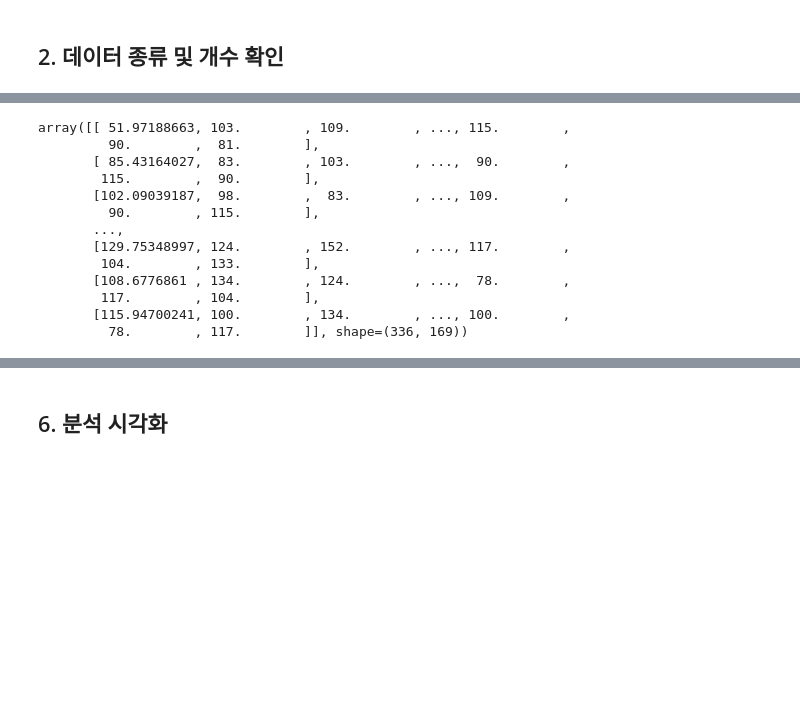
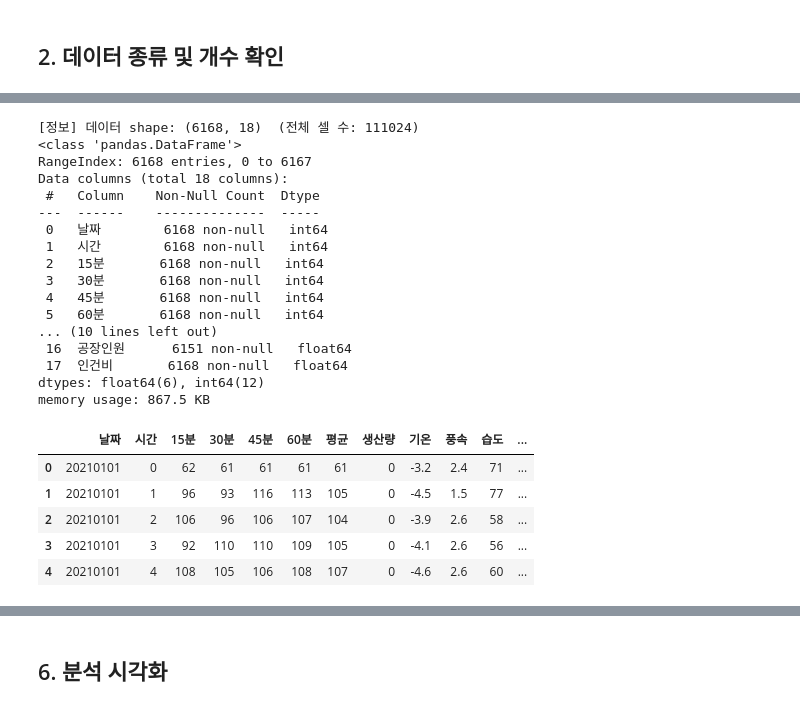
Before and after one commit to SeoHyun1024/kamp-resource-optimization-benchmark, a Jupyter notebook: notebooks/01_preprocessing.ipynb, the cells around one changed output, grey strips where cells are left out. Drawn from its saved outputs; the diff is of its cells as text; code cells hidden in the pictures; blank space fills up the shorter version.

```diff
--- a/notebooks/01_preprocessing.ipynb
+++ b/notebooks/01_preprocessing.ipynb
@@ -189,3 +31,0 @@ df.head()
-# %%
-df = df.drop(columns = ["날짜", "시간"])
-df
@@ -207,10 +31,0 @@ df
-# %%
-# 전력값을 실수형으로 변환 (각 컬럼은 자기 자신의 값으로 변환한다)
-peak_cols = [
-    "Peak Consumption in 15 minute",
-    "Peak Consumption in 30 minute",
-    "Peak Consumption in 45 minute",
-    "Peak Consumption in 60 minute",
-]
-df = df.astype({col: float for col in peak_cols})
-df.head()
@@ -268,4 +31,0 @@ plt.show()
-# %%
-df["Vacation"] = np.zeros(len(df))
-df["Weekend"] = np.zeros(len(df))
-df.head()
@@ -310,7 +31,0 @@ holidays = ["2021-01-01", "2021-02-11", "2021-02-12","2021-03-01", "2021-05-05",
-# %%
-# 반복문 활용해서 값 부여하기
-for gun,j in df.iterrows():
-    if str(gun)[:10] in holidays:
-        df.loc[gun, "Vacation"] =1
-
-df.head(5)
@@ -583,17 +31,0 @@ array([[0.17538238, 0.44680851, 0.4787234 , ..., 0.5106383 , 0.37765957,
-# %%
-data_predicted_168=scaler_168.inverse_transform(data_predicted_168)
-data_predicted_168
-# %% [output]
-array([[ 51.97188663, 103.        , 109.        , ..., 115.        ,
-         90.        ,  81.        ],
-       [ 85.43164027,  83.        , 103.        , ...,  90.        ,
-        115.        ,  90.        ],
-       [102.09039187,  98.        ,  83.        , ..., 109.        ,
-         90.        , 115.        ],
-       ...,
-       [129.75348997, 124.        , 152.        , ..., 117.        ,
-        104.        , 133.        ],
-       [108.6776861 , 134.        , 124.        , ...,  78.        ,
-        117.        , 104.        ],
-       [115.94700241, 100.        , 134.        , ..., 100.        ,
-         78.        , 117.        ]], shape=(336, 169))
@@ -605,0 +32,30 @@ best_pred_168.to_csv("../results/the_best_rnn_pred_168.csv",index =True)
+# %%
+n_rows, n_cols = df.shape
+total_cells = n_rows * n_cols
+print(f"[정보] 데이터 shape: {df.shape}  (전체 셀 수: {total_cells})")
+df.info()
+df.head()
+# %% [output]
+[정보] 데이터 shape: (6168, 18)  (전체 셀 수: 111024)
+<class 'pandas.DataFrame'>
+RangeIndex: 6168 entries, 0 to 6167
+Data columns (total 18 columns):
+ #   Column    Non-Null Count  Dtype
+---  ------    --------------  -----
+ 0   날짜        6168 non-null   int64
+ 1   시간        6168 non-null   int64
+ 2   15분       6168 non-null   int64
+ 3   30분       6168 non-null   int64
+ 4   45분       6168 non-null   int64
+ 5   60분       6168 non-null   int64
+... (10 lines left out)
+ 16  공장인원      6151 non-null   float64
+ 17  인건비       6168 non-null   float64
+dtypes: float64(6), int64(12)
+memory usage: 867.5 KB
+|  | 날짜 | 시간 | 15분 | 30분 | 45분 | 60분 | 평균 | 생산량 | 기온 | 풍속 | 습도 | ... |
+| 0 | 20210101 | 0 | 62 | 61 | 61 | 61 | 61 | 0 | -3.2 | 2.4 | 71 | ... |
+| 1 | 20210101 | 1 | 96 | 93 | 116 | 113 | 105 | 0 | -4.5 | 1.5 | 77 | ... |
+| 2 | 20210101 | 2 | 106 | 96 | 106 | 107 | 104 | 0 | -3.9 | 2.6 | 58 | ... |
+| 3 | 20210101 | 3 | 92 | 110 | 110 | 109 | 105 | 0 | -4.1 | 2.6 | 56 | ... |
+| 4 | 20210101 | 4 | 108 | 105 | 106 | 108 | 107 | 0 | -4.6 | 2.6 | 60 | ... |
```
Also changed, not shown: parts of 95 cells of this notebook, 16 other files.
